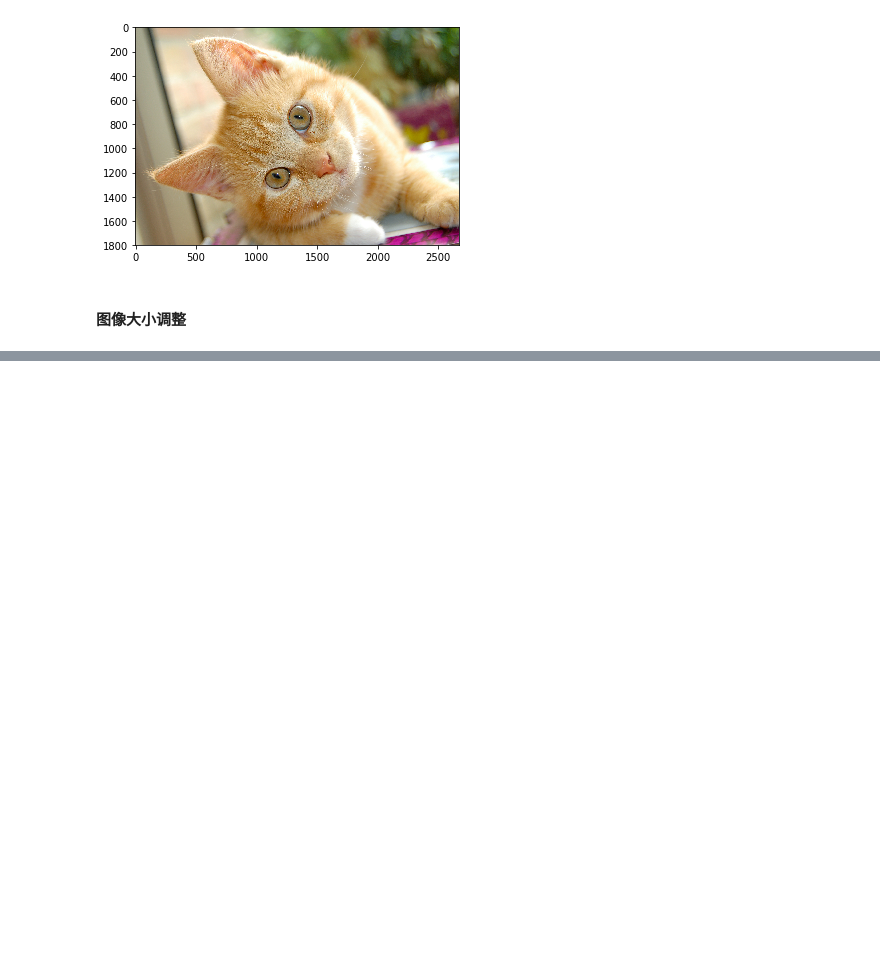
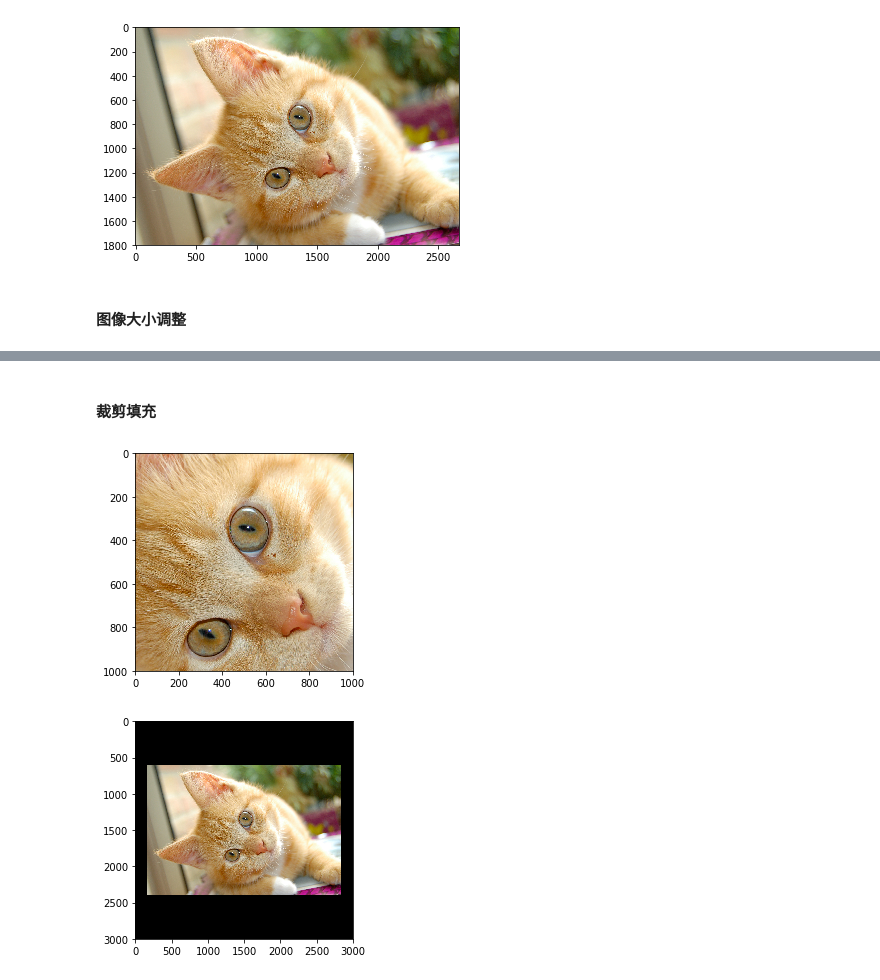
Before and after one commit to yxq903/TensorFlow-Action-in-Google-DL-Framework, a Jupyter notebook: 第7章 图像数据处理/第七章 图像数据处理.ipynb, the cells around one changed output, grey strips where cells are left out. Cells and saved outputs as stored; diff of their text form; code cells hidden in the pictures; blank space fills up the shorter version.

```diff
--- a/第7章 图像数据处理/第七章 图像数据处理.ipynb
+++ b/第7章 图像数据处理/第七章 图像数据处理.ipynb
@@ -142,0 +158,13 @@ with tf.Session() as sess:
+# %% [markdown]
+#### 裁剪填充
+# %%
+with tf.Session() as sess:
+    croped = tf.image.resize_image_with_crop_or_pad(img_data, 1000, 1000)
+    padded = tf.image.resize_image_with_crop_or_pad(img_data, 3000, 3000)
+    plt.imshow(croped.eval())
+    plt.show()
+    plt.imshow(padded.eval())
+    plt.show()
+# %% [output]
+[figure, added]
+[figure, added]
```
Also changed, not shown: parts of 29 cells of this notebook, 4 other files.
